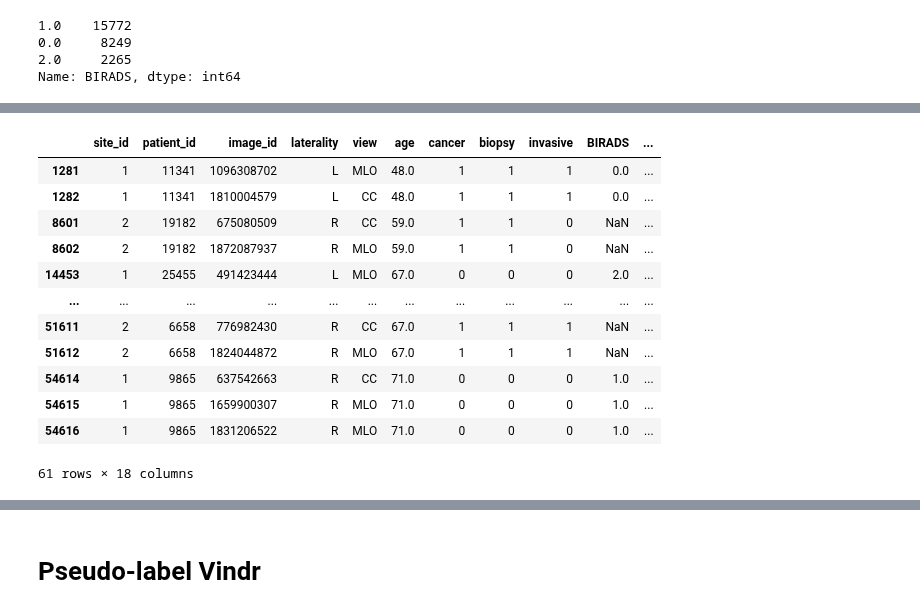
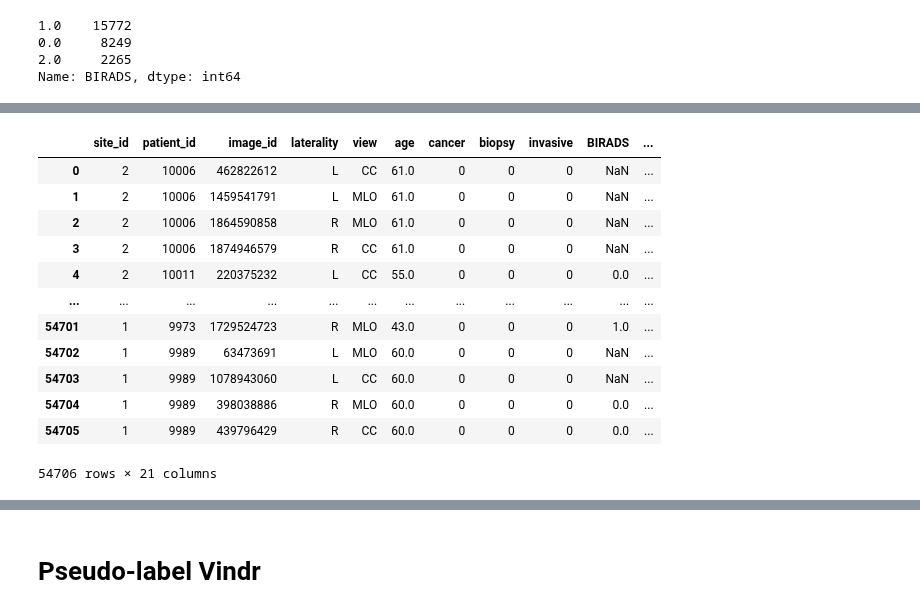
Before and after one commit to analokmaus/kaggle-rsna-breast-cancer, a Jupyter notebook: 02_external_data.ipynb, the cells around one changed output, grey strips where cells are left out. Drawn from its saved outputs; the diff is of its cells as text; code cells hidden in the pictures.

```diff
--- a/02_external_data.ipynb
+++ b/02_external_data.ipynb
@@ -236 +228,6 @@ train2 = train.merge(
 # train2.to_csv('input/rsna-breast-cancer-detection/train_meta2.csv')
+# %%
+birads_df = pd.read_csv('input/rsna-breast-cancer-detection/birads_pl/ishikei_BIRADS_pl.csv')
+birads_df['patient_id'] = birads_df['id'].str.split('_').apply(lambda x:x[0]).astype(int)
+birads_df['laterality'] = birads_df['id'].str.split('_').apply(lambda x:x[1])
+birads_df
@@ -237,16 +248,22 @@ train2 = train.merge(
+# %%
+train2 = train.merge(
+    birads_df[['patient_id', 'laterality', 'b0', 'b1', 'b2', 'b3', 'b4']],
+    on=['patient_id', 'laterality'],
+    how='left')
+train2.to_csv('input/rsna-breast-cancer-detection/train_meta_ishikei.csv')
 # %%
-train2.query('birads_pl > 1.0')
+train2#.query('birads_pl > 1.0')
 # %% [output]
 |  | site_id | patient_id | image_id | laterality | view | age | cancer | biopsy | invasive | BIRADS | ... |
-| 1281 | 1 | 11341 | 1096308702 | L | MLO | 48.0 | 1 | 1 | 1 | 0.0 | ... |
-| 1282 | 1 | 11341 | 1810004579 | L | CC | 48.0 | 1 | 1 | 1 | 0.0 | ... |
-| 8601 | 2 | 19182 | 675080509 | R | CC | 59.0 | 1 | 1 | 0 | NaN | ... |
-| 8602 | 2 | 19182 | 1872087937 | R | MLO | 59.0 | 1 | 1 | 0 | NaN | ... |
-| 14453 | 1 | 25455 | 491423444 | L | MLO | 67.0 | 0 | 0 | 0 | 2.0 | ... |
+| 0 | 2 | 10006 | 462822612 | L | CC | 61.0 | 0 | 0 | 0 | NaN | ... |
+| 1 | 2 | 10006 | 1459541791 | L | MLO | 61.0 | 0 | 0 | 0 | NaN | ... |
+| 2 | 2 | 10006 | 1864590858 | R | MLO | 61.0 | 0 | 0 | 0 | NaN | ... |
+| 3 | 2 | 10006 | 1874946579 | R | CC | 61.0 | 0 | 0 | 0 | NaN | ... |
+| 4 | 2 | 10011 | 220375232 | L | CC | 55.0 | 0 | 0 | 0 | 0.0 | ... |
 | ... | ... | ... | ... | ... | ... | ... | ... | ... | ... | ... | ... |
-| 51611 | 2 | 6658 | 776982430 | R | CC | 67.0 | 1 | 1 | 1 | NaN | ... |
-| 51612 | 2 | 6658 | 1824044872 | R | MLO | 67.0 | 1 | 1 | 1 | NaN | ... |
-| 54614 | 1 | 9865 | 637542663 | R | CC | 71.0 | 0 | 0 | 0 | 1.0 | ... |
-| 54615 | 1 | 9865 | 1659900307 | R | MLO | 71.0 | 0 | 0 | 0 | 1.0 | ... |
-| 54616 | 1 | 9865 | 1831206522 | R | MLO | 71.0 | 0 | 0 | 0 | 1.0 | ... |
+| 54701 | 1 | 9973 | 1729524723 | R | MLO | 43.0 | 0 | 0 | 0 | 1.0 | ... |
+| 54702 | 1 | 9989 | 63473691 | L | MLO | 60.0 | 0 | 0 | 0 | NaN | ... |
+| 54703 | 1 | 9989 | 1078943060 | L | CC | 60.0 | 0 | 0 | 0 | NaN | ... |
+| 54704 | 1 | 9989 | 398038886 | R | MLO | 60.0 | 0 | 0 | 0 | 0.0 | ... |
+| 54705 | 1 | 9989 | 439796429 | R | CC | 60.0 | 0 | 0 | 0 | 0.0 | ... |
-61 rows × 18 columns
+54706 rows × 21 columns
```
Also changed, not shown: parts of 5 cells of this notebook, 8 other files.
